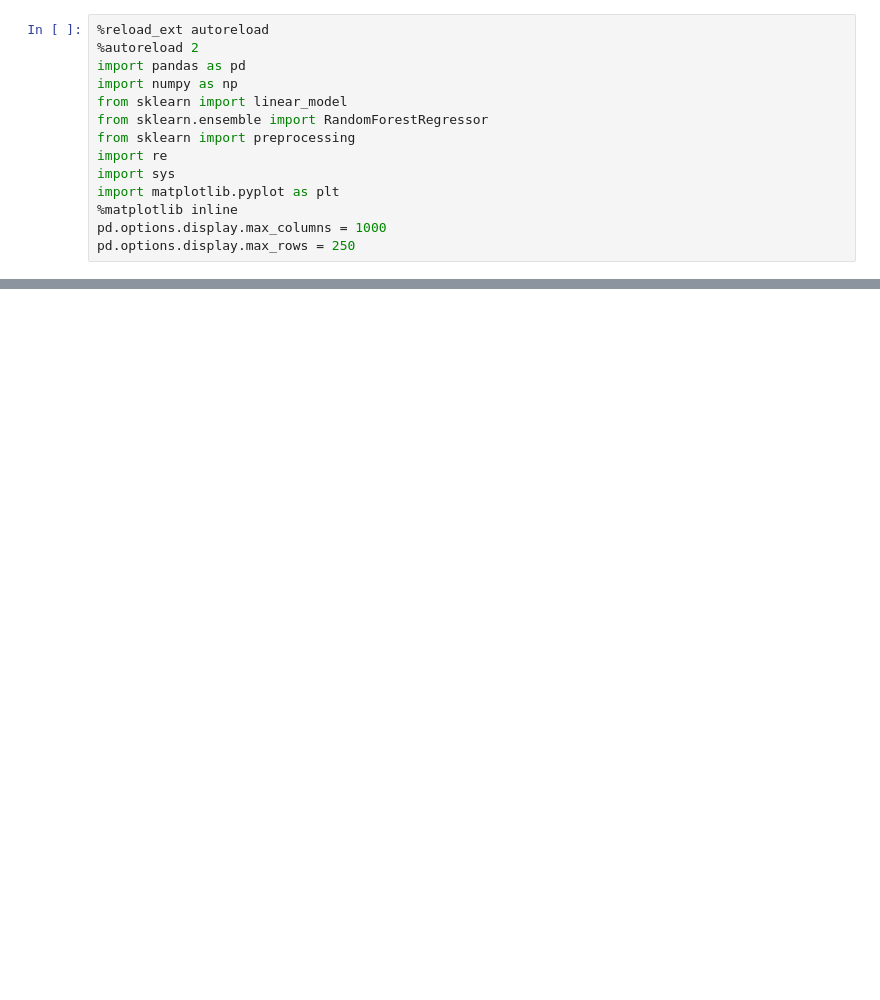
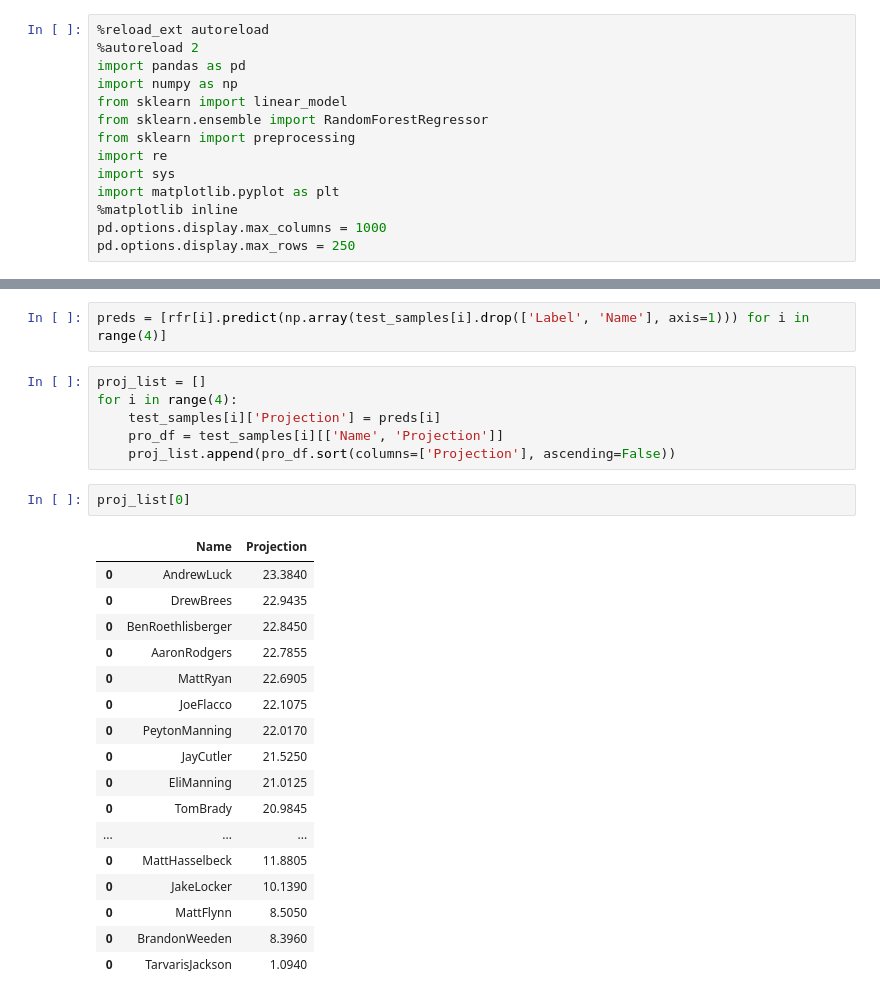
Before and after one commit to keithdlandry/player_stats, a Jupyter notebook: notebooks/gbg_proj.ipynb, the cells around one changed output, grey strips where cells are left out. Cells and saved outputs as stored; diff of their text form; blank space fills up the shorter version.

```diff
--- a/notebooks/gbg_proj.ipynb
+++ b/notebooks/gbg_proj.ipynb
@@ -233,0 +93,28 @@ stacked_data.head(10)
+# %%
+preds = [rfr[i].predict(np.array(test_samples[i].drop(['Label', 'Name'], axis=1))) for i in range(4)]
+# %%
+proj_list = []
+for i in range(4):
+    test_samples[i]['Projection'] = preds[i]
+    pro_df = test_samples[i][['Name', 'Projection']]
+    proj_list.append(pro_df.sort(columns=['Projection'], ascending=False))
+# %%
+proj_list[0]
+# %% [output]
+|  | Name | Projection |
+| 0 | AndrewLuck | 23.3840 |
+| 0 | DrewBrees | 22.9435 |
+| 0 | BenRoethlisberger | 22.8450 |
+| 0 | AaronRodgers | 22.7855 |
+| 0 | MattRyan | 22.6905 |
+| 0 | JoeFlacco | 22.1075 |
+| 0 | PeytonManning | 22.0170 |
+| 0 | JayCutler | 21.5250 |
+| 0 | EliManning | 21.0125 |
+| 0 | TomBrady | 20.9845 |
+| ... | ... | ... |
+| 0 | MattHasselbeck | 11.8805 |
+| 0 | JakeLocker | 10.1390 |
+| 0 | MattFlynn | 8.5050 |
+| 0 | BrandonWeeden | 8.3960 |
+| 0 | TarvarisJackson | 1.0940 |
```
Also changed, not shown: parts of 35 cells of this notebook, 1 other file.
